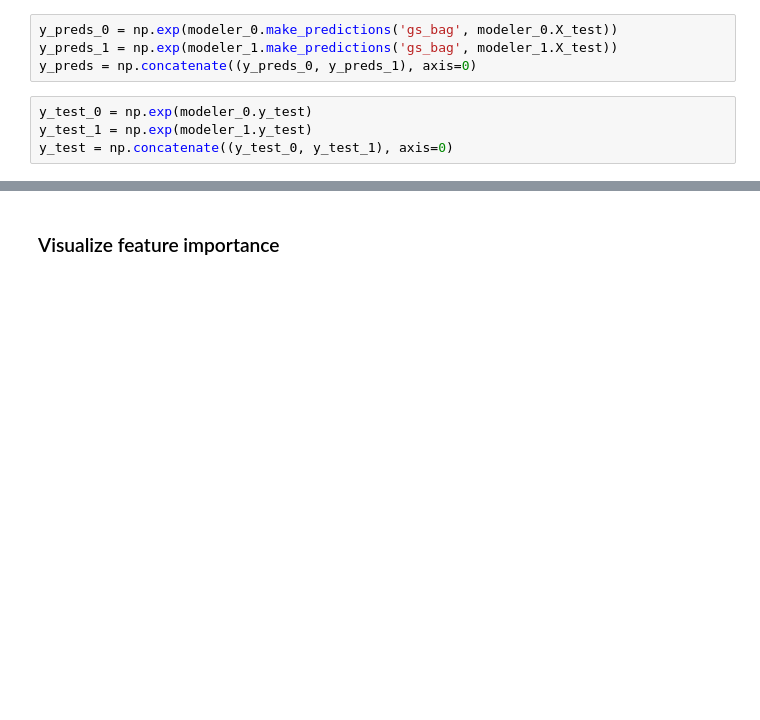
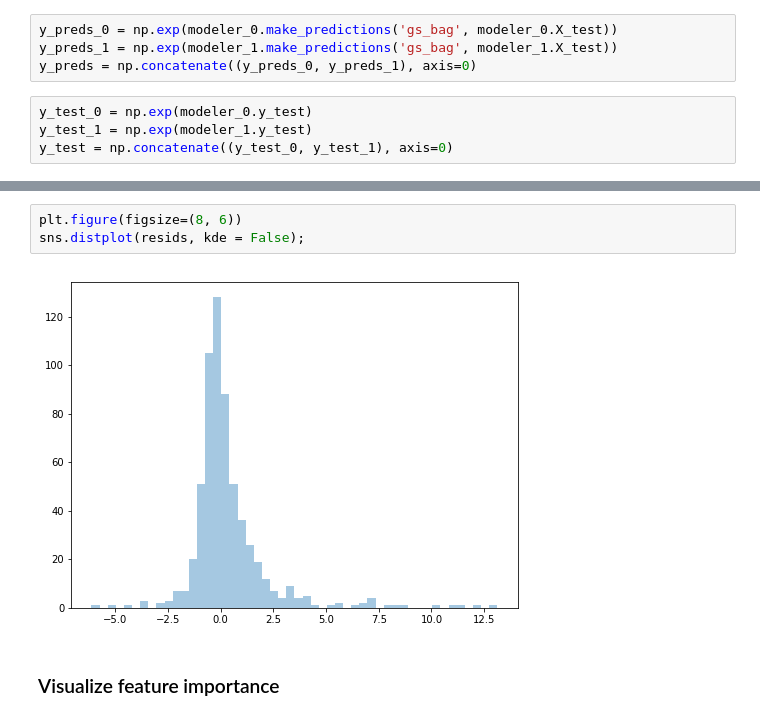
Before and after one commit to FredaXin/capstone, a Jupyter notebook: code/05_02_modeling_phase_2_aggregation.ipynb, the cells around one changed output, grey strips where cells are left out. Drawn from its saved outputs; the diff is of its cells as text; blank space fills up the shorter version.

```diff
--- a/code/05_modeling.ipynb
+++ b/code/05_02_modeling_phase_2_aggregation.ipynb
@@ -739,3 +739,8 @@ ax.axhline(0, c = "r", alpha = .7);
+# %%
+plt.figure(figsize=(8, 6))
+sns.distplot(resids, kde = False);
+# %% [output]
+[figure, added]
 # %% [markdown]
 ### Visualize feature importance
 # %%
```
Also changed, not shown: parts of 23 cells of this notebook, 1 other file.
